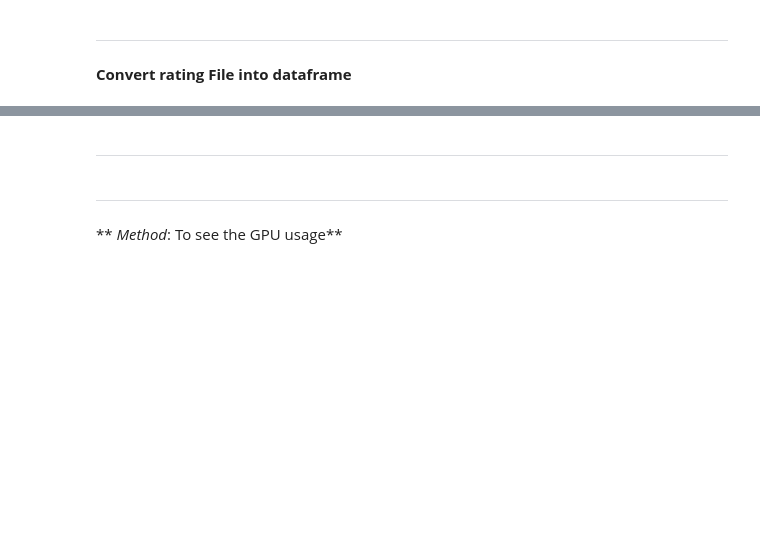
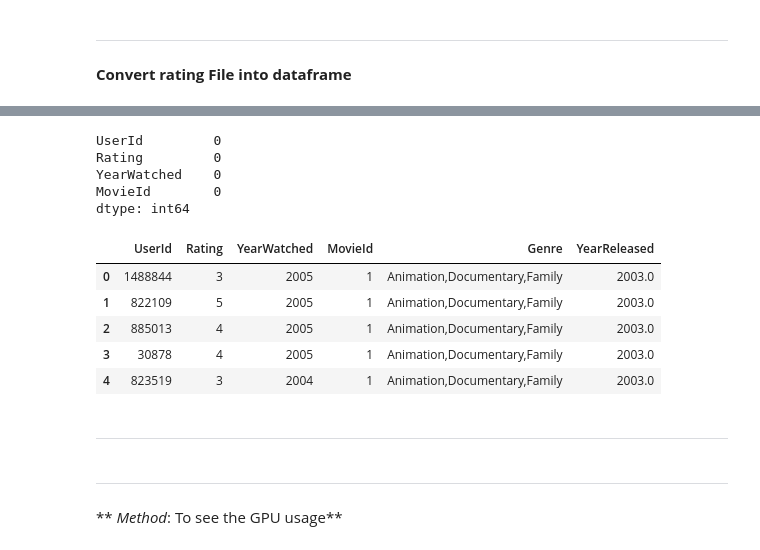
Before and after one commit to ShriPunta/Netflix-Graph-Dataset-Project, a Jupyter notebook: ParsingTheCombinedFile.ipynb, the cells around one changed output, grey strips where cells are left out. Cells and saved outputs as stored; diff of their text form; code cells hidden in the pictures; blank space fills up the shorter version.

```diff
--- a/ParsingTheCombinedFile.ipynb
+++ b/ParsingTheCombinedFile.ipynb
@@ -92,4 +94,4 @@ merged_file3_list = read_drive_file_into_variable(merge_first3_files)
 # %%
 #merged_file_list = read_drive_file_into_variable(merged_file_id)
 # %%
-#rating_file_list = read_drive_file_into_variable(part_rating_file_id)
+rating_file_list = read_drive_file_into_variable(part_rating_file_id)
@@ -96,7 +104,7 @@ merged_file3_list = read_drive_file_into_variable(merge_first3_files)
 # %%
 #test_file_list = read_drive_file_into_variable(test_file_id)
 # %%
-final_file_list_to_use = merged_file3_list
+final_file_list_to_use = rating_file_list
 # %% [markdown]
 ---
 # %% [markdown]
@@ -273,12 +340,30 @@ test_file_df.head(2)
 #Create a matrix which is the same size of test_file_df matrix, but instead has True/False about which if the value is NaN
 the_NaN_matrix = test_file_df.isnull().sum()
 the_NaN_matrix
+# %% [output]
+UserId         0
+Rating         0
+YearWatched    0
+MovieId        0
+dtype: int64
 # %%
 test_file_df['Genre'] = ''
 
 
 #Copy the Genre Column from key file pandas dataframe
 test_file_df['Genre'] = test_file_df['MovieId'].map(key_file_df['Genre'])
+
+#Copy the Genre Column from key file pandas dataframe
+test_file_df['YearReleased'] = test_file_df['MovieId'].map(key_file_df['Year'])
+# %%
+test_file_df.head()
+# %% [output]
+|  | UserId | Rating | YearWatched | MovieId | Genre | YearReleased |
+| 0 | 1488844 | 3 | 2005 | 1 | Animation,Documentary,Family | 2003.0 |
+| 1 | 822109 | 5 | 2005 | 1 | Animation,Documentary,Family | 2003.0 |
+| 2 | 885013 | 4 | 2005 | 1 | Animation,Documentary,Family | 2003.0 |
+| 3 | 30878 | 4 | 2005 | 1 | Animation,Documentary,Family | 2003.0 |
+| 4 | 823519 | 3 | 2004 | 1 | Animation,Documentary,Family | 2003.0 |
 # %%
 #To download the Panda Data Frame
 #test_file_df.to_csv('test_file_df.csv',index=False)
```
Also changed, not shown: parts of 14 cells of this notebook.
